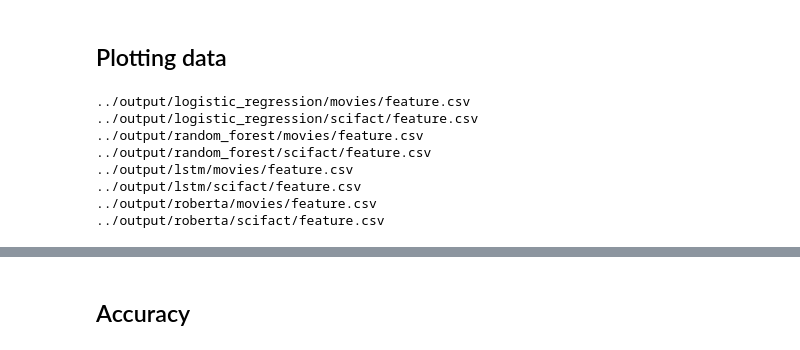
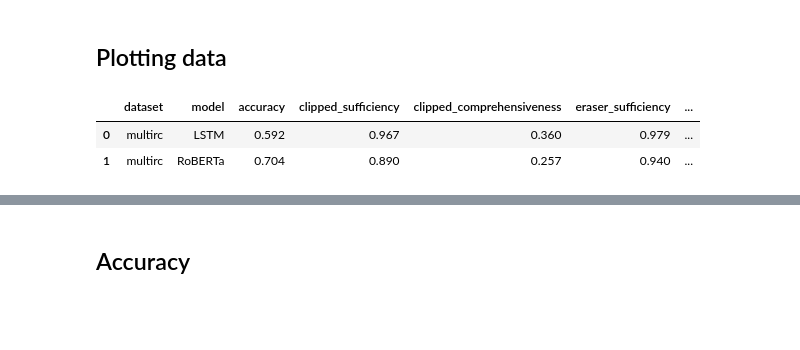
Before and after one commit to shaggyday/evaluating-human-rationales, a Jupyter notebook: plotting/dataset_and_fidelity_analysis_plots.ipynb, the cells around one changed output, grey strips where cells are left out. Cells and saved outputs as stored; diff of their text form; code cells hidden in the pictures; blank space fills up the shorter version.

```diff
--- a/plotting/dataset_and_fidelity_analysis_plots.ipynb
+++ b/plotting/dataset_and_fidelity_analysis_plots.ipynb
@@ -223,28 +222,19 @@ plt.show()
 ## Plotting data
 # %%
 model_names = ["logistic_regression", "random_forest", "lstm", "roberta"]
-# model_names = ["lstm","roberta"]
+model_names = ["lstm","roberta"]
 # model_names = ["roberta"]
-# datasets = ["wikiattack", "sst", "movies", "multirc", "fever", "esnli"]
-# datasets = ["movies","scifact", "boolq"]
 datasets = ["movies", "scifact"]
-# datasets = ["multirc"]
+datasets = ["multirc"]
 plot_data = {"dataset": [], "model": [], "accuracy": [], "clipped_sufficiency": [],
             "clipped_comprehensiveness": [], "eraser_sufficiency": [], "eraser_comprehensiveness": [],
             "normalized_comprehensiveness": [], "normalized_sufficiency": []}
 
 for model_name in model_names:
-#     output_dir = os.path.join(OUTPUT_DIR, model_name)
     output_dir = f"../{OUTPUT_DIR}/{model_name}"
     for dataset in datasets:
-#         if model_name == "lstm":
-#             feature_dir = "/data/sam/mita/output/lstm_retraining/lstm/d=" + str(dataset) + "_hs=200_lr=0.001_nte=10_pp=True"
-#         else:
         feature_dir = os.path.join(output_dir, dataset)
         f = f"{output_dir}/{dataset}/feature.csv"
-#         f = os.path.join(feature_dir, "feature.csv")
-        print(f)
-#         continue
         feature_df = pd.read_csv(f)
 
         y_hat = feature_df["predicted_classes"].to_numpy()
@@ -265,42 +255,35 @@ for model_name in model_names:
         eraser_sufficiency = fidelity_calculator.compute(prob_y_hat=prob_y_hat,
                                              prob_y_hat_alpha=prob_y_hat_alpha,
                                              normalization=False, clip=False)
 
         eraser_comprehensiveness = fidelity_calculator.compute(prob_y_hat=prob_y_hat,
                                                     prob_y_hat_alpha=prob_y_hat_alpha_comp,
                                                     fidelity_type="comprehensiveness",
                                                     normalization=False, clip=False)
 
 
         normalized_sufficiency = fidelity_calculator.compute(prob_y_hat=prob_y_hat,
                                              prob_y_hat_alpha=prob_y_hat_alpha,
                                              normalization=True, null_difference=null_difference)
 
         normalized_comprehensiveness = fidelity_calculator.compute(prob_y_hat=prob_y_hat,
                                                     prob_y_hat_alpha=prob_y_hat_alpha_comp,
                                                     fidelity_type="comprehensiveness",
                                                     normalization=True, null_difference=null_difference)
 
-        plot_data["dataset"].append(lowercase_to_abs[dataset])
-#         print(dataset)
-#         print(lowercase_to_abs[dataset])
-#         plot_data["dataset"].append(dataset)
+        plot_data["dataset"].append(dataset)
         plot_data["model"].append(model_corr_label[model_name])
         plot_data["accuracy"].append(mt.accuracy_score(y, y_hat))
 
         plot_data["clipped_sufficiency"].append(clipped_sufficiency)
         plot_data["clipped_comprehensiveness"].append(clipped_comprehensiveness)
         plot_data["eraser_sufficiency"].append(eraser_sufficiency)
         plot_data["eraser_comprehensiveness"].append(eraser_comprehensiveness)
         plot_data["normalized_sufficiency"].append(normalized_sufficiency)
         plot_data["normalized_comprehensiveness"].append(normalized_comprehensiveness)
 plot_data_df = pd.DataFrame(plot_data)
+plot_data_df
 # %% [output]
-../output/logistic_regression/movies/feature.csv
-../output/logistic_regression/scifact/feature.csv
-../output/random_forest/movies/feature.csv
-../output/random_forest/scifact/feature.csv
-../output/lstm/movies/feature.csv
-../output/lstm/scifact/feature.csv
-../output/roberta/movies/feature.csv
-../output/roberta/scifact/feature.csv
+|  | dataset | model | accuracy | clipped_sufficiency | clipped_comprehensiveness | eraser_sufficiency | ... |
+| 0 | multirc | LSTM | 0.592 | 0.967 | 0.360 | 0.979 | ... |
+| 1 | multirc | RoBERTa | 0.704 | 0.890 | 0.257 | 0.940 | ... |
```
Also changed, not shown: parts of 6 cells of this notebook, 18 other files.
